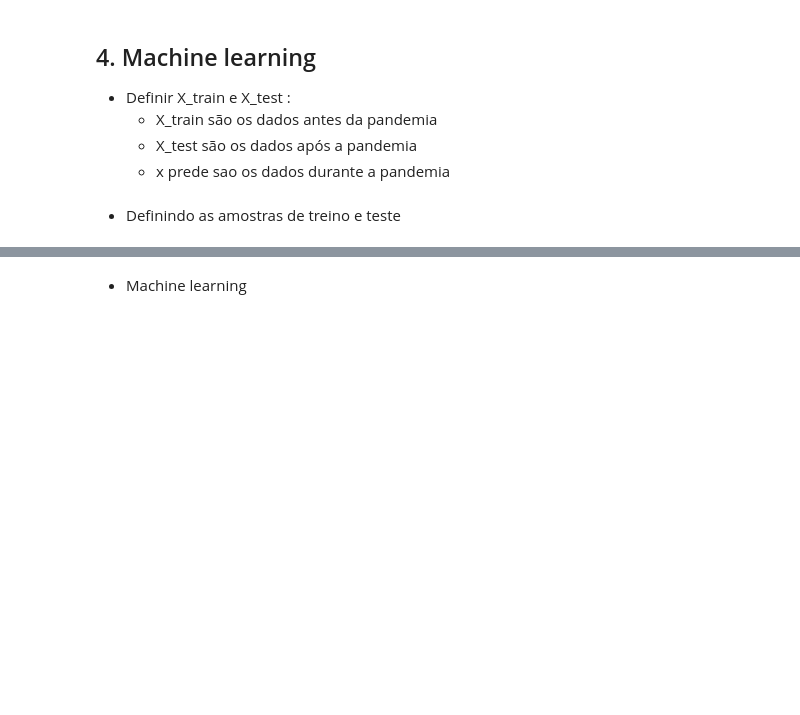
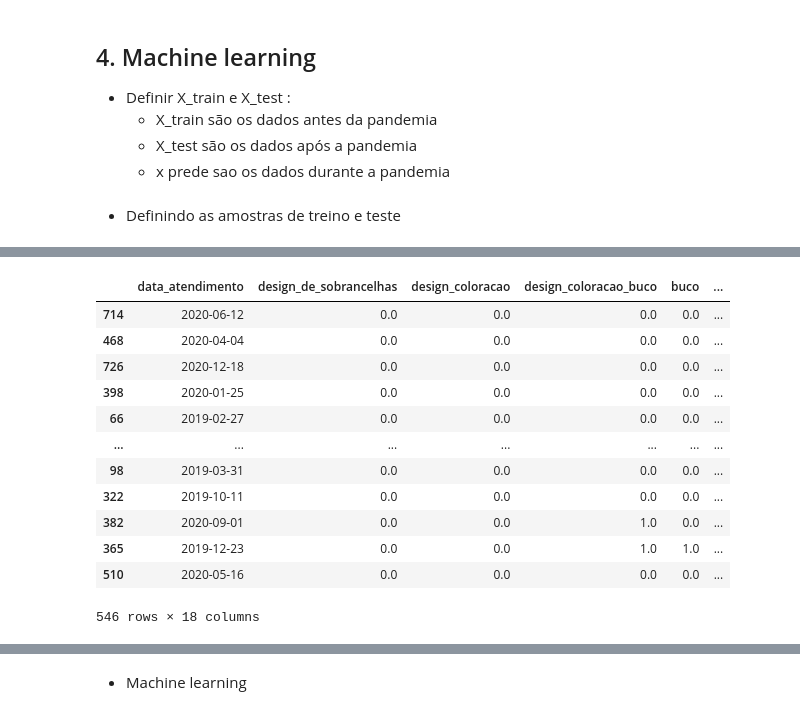
Before and after one commit to robertferro/previsao_faturamento_studio_estetica, a Jupyter notebook: dados-studio/coleta-manipulacao-de-dados.ipynb, the cells around one changed output, grey strips where cells are left out. Cells and saved outputs as stored; diff of their text form; code cells hidden in the pictures; blank space fills up the shorter version.

```diff
--- a/dados-studio/coleta-manipulacao-de-dados.ipynb
+++ b/dados-studio/coleta-manipulacao-de-dados.ipynb
@@ -120,4 +115,4 @@ y_test = dados[dados.index>='2015-06-01'].values
 # %%
-train, test= train_test_split(sobrancelhas, test_size=0.25 , random_state=123)
+train, test= train_test_split(dados, test_size=0.25 , random_state=123)
 # %%
 train.info()
@@ -124,2 +137,18 @@ train.info()
+# %%
+train
+# %% [output]
+|  | data_atendimento | design_de_sobrancelhas | design_coloracao | design_coloracao_buco | buco | ... |
+| 714 | 2020-06-12 | 0.0 | 0.0 | 0.0 | 0.0 | ... |
+| 468 | 2020-04-04 | 0.0 | 0.0 | 0.0 | 0.0 | ... |
+| 726 | 2020-12-18 | 0.0 | 0.0 | 0.0 | 0.0 | ... |
+| 398 | 2020-01-25 | 0.0 | 0.0 | 0.0 | 0.0 | ... |
+| 66 | 2019-02-27 | 0.0 | 0.0 | 0.0 | 0.0 | ... |
+| ... | ... | ... | ... | ... | ... | ... |
+| 98 | 2019-03-31 | 0.0 | 0.0 | 0.0 | 0.0 | ... |
+| 322 | 2019-10-11 | 0.0 | 0.0 | 0.0 | 0.0 | ... |
+| 382 | 2020-09-01 | 0.0 | 0.0 | 1.0 | 0.0 | ... |
+| 365 | 2019-12-23 | 0.0 | 0.0 | 1.0 | 1.0 | ... |
+| 510 | 2020-05-16 | 0.0 | 0.0 | 0.0 | 0.0 | ... |
+546 rows × 18 columns
 # %%
 test.info()
```
Also changed, not shown: parts of 17 cells of this notebook.
